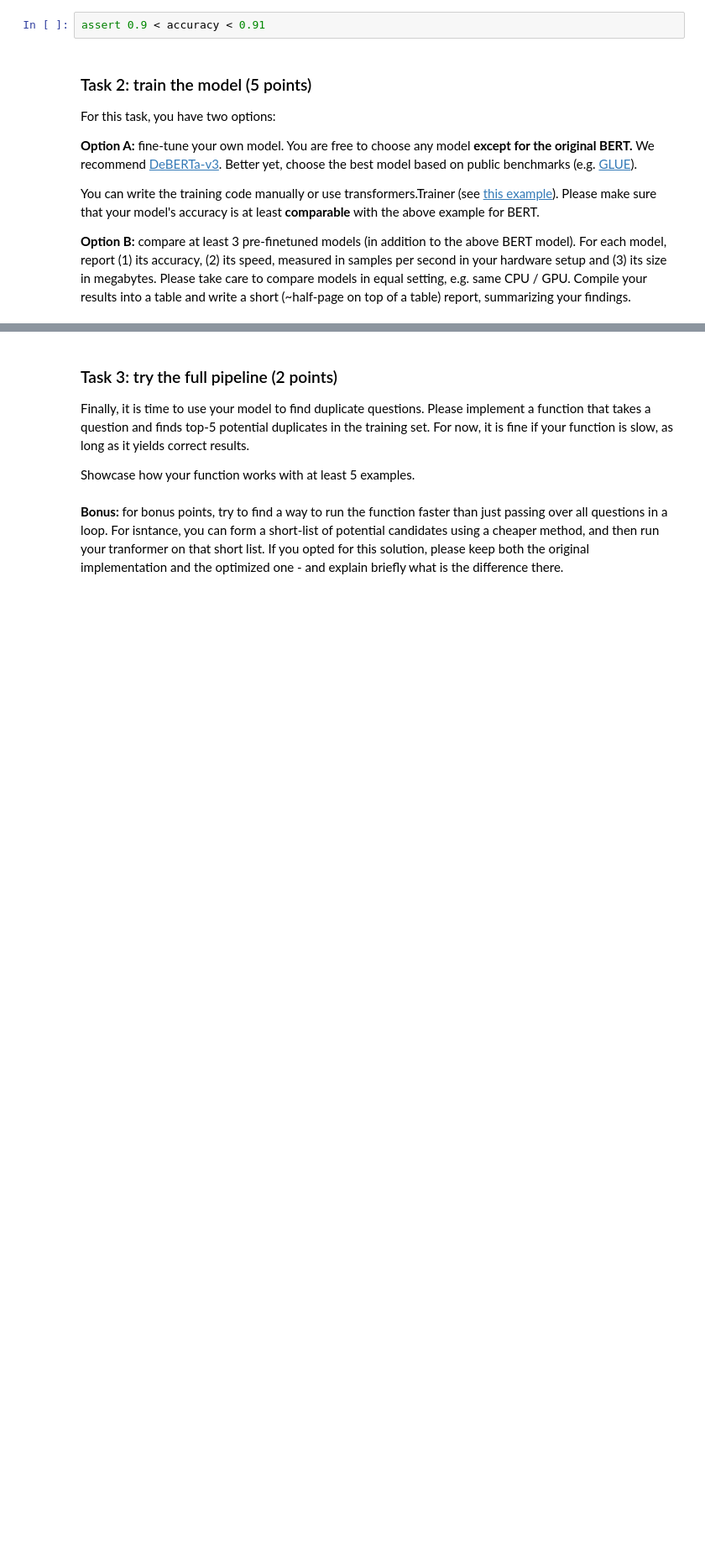
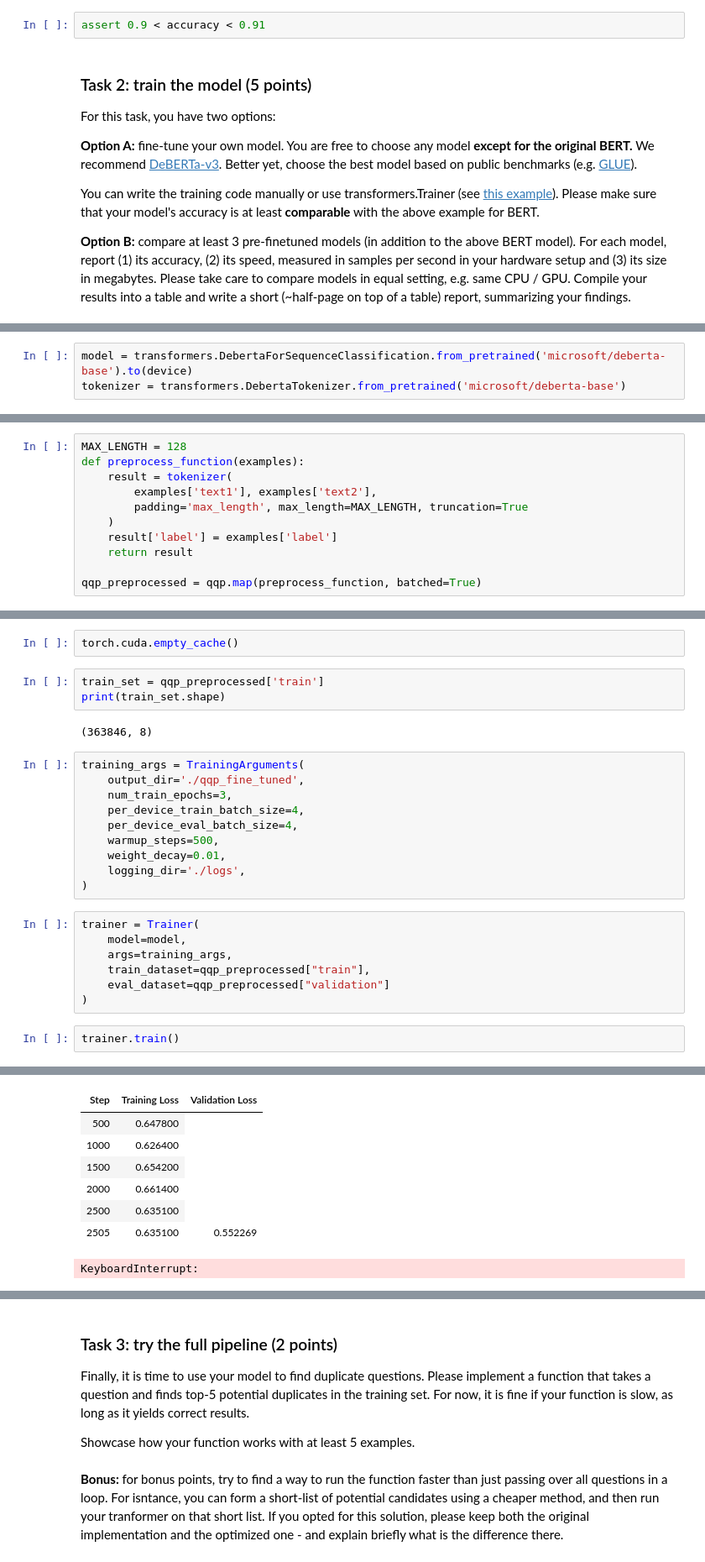
Before and after one commit to shdaig/mmcs_nlp_course, a Jupyter notebook: yandex_nlp_course/week05_transfer/homework.ipynb, the cells around one changed output, grey strips where cells are left out. Shown at 84% size. Drawn from its saved outputs; the diff is of its cells as text; blank space fills up the shorter version.

```diff
--- a/yandex_nlp_course/week05_transfer/homework.ipynb
+++ b/yandex_nlp_course/week05_transfer/homework.ipynb
@@ -165,0 +160,3 @@ __Option B:__ compare at least 3 pre-finetuned models (in addition to the above
+# %%
+model = transformers.DebertaForSequenceClassification.from_pretrained('microsoft/deberta-base').to(device)
+tokenizer = transformers.DebertaTokenizer.from_pretrained('microsoft/deberta-base')
@@ -165,0 +166,11 @@ __Option B:__ compare at least 3 pre-finetuned models (in addition to the above
+# %%
+MAX_LENGTH = 128
+def preprocess_function(examples):
+    result = tokenizer(
+        examples['text1'], examples['text2'],
+        padding='max_length', max_length=MAX_LENGTH, truncation=True
+    )
+    result['label'] = examples['label']
+    return result
+
+qqp_preprocessed = qqp.map(preprocess_function, batched=True)
@@ -165,0 +210,27 @@ __Option B:__ compare at least 3 pre-finetuned models (in addition to the above
+# %%
+torch.cuda.empty_cache()
+# %%
+train_set = qqp_preprocessed['train']
+print(train_set.shape)
+# %% [output]
+(363846, 8)
+# %%
+training_args = TrainingArguments(
+    output_dir='./qqp_fine_tuned',
+    num_train_epochs=3,
+    per_device_train_batch_size=4,
+    per_device_eval_batch_size=4,
+    warmup_steps=500,
+    weight_decay=0.01,
+    logging_dir='./logs',
+)
+# %%
+trainer = Trainer(
+    model=model,
+    args=training_args,
+    train_dataset=qqp_preprocessed["train"],
+    eval_dataset=qqp_preprocessed["validation"]
+)
+# %%
+trainer.train()
+# %% [output]
@@ -165,0 +238,8 @@ __Option B:__ compare at least 3 pre-finetuned models (in addition to the above
+| Step | Training Loss | Validation Loss |
+| 500 | 0.647800 |
+| 1000 | 0.626400 |
+| 1500 | 0.654200 |
+| 2000 | 0.661400 |
+| 2500 | 0.635100 |
+| 2505 | 0.635100 | 0.552269 |
+KeyboardInterrupt:
```
Also changed, not shown: parts of 21 cells of this notebook.
